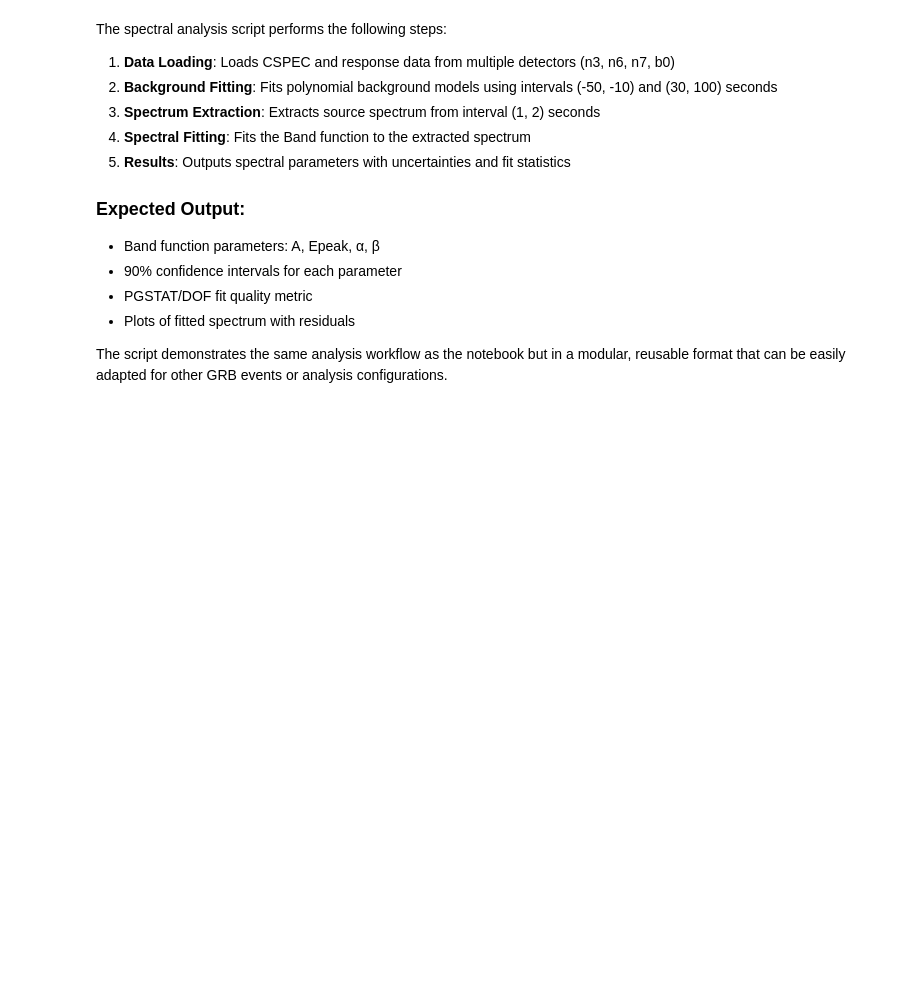
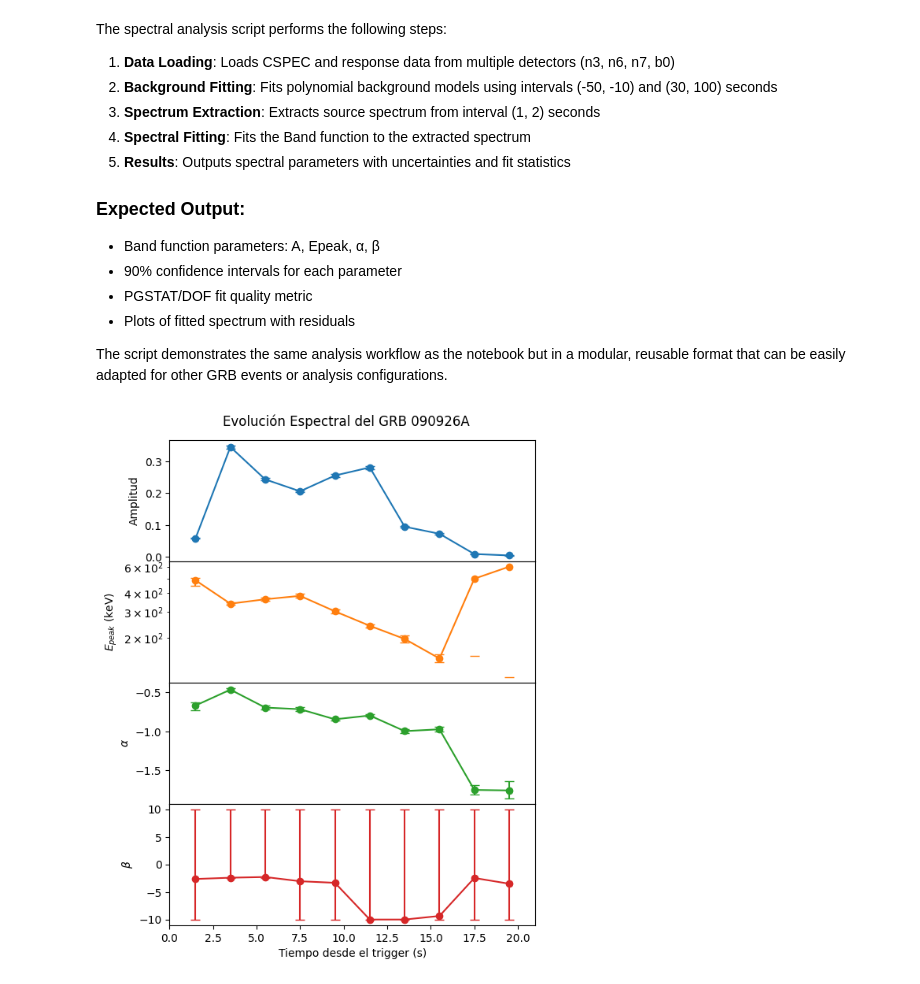
Before and after one commit to BrianDL/astro2025S02-GRB, a Jupyter notebook: analisis_espectral_multiple.ipynb, the cells around one changed output. Cells and saved outputs as stored; diff of their text form; code cells hidden in the pictures; blank space fills up the shorter version.

```diff
--- a/analisis_espectral_multiple.ipynb
+++ b/analisis_espectral_multiple.ipynb
@@ -61,3 +61,70 @@ The spectral analysis script performs the following steps:
 - Plots of fitted spectrum with residuals
 
 The script demonstrates the same analysis workflow as the notebook but in a modular, reusable format that can be easily adapted for other GRB events or analysis configurations.
+# %%
+import numpy as np
+import matplotlib.pyplot as plt
+
+file_path = 'v2_spectral_evolution_bn090926181_1-20s_1s_duration.csv'
+
+# Intenta leer el archivo. Si no existe, muestra un mensaje de error amigable.
+try:
+    data = np.genfromtxt(file_path, delimiter=',', skip_header=1, filling_values=np.nan)
+except FileNotFoundError:
+    print(f"Error: No se encontró el archivo en la ruta.")
+    print("Asegúrate de que el archivo .csv se encuentra dentro de una carpeta llamada 'content'.")
+    exit()
+
+fig, axes = plt.subplots(
+    nrows=4,
+    ncols=1,
+    figsize=(6, 8),
+    sharex=True,
+    gridspec_kw={'hspace': 0}
+)
+
+fig.suptitle('Evolución Espectral del GRB 090926A', y=0.92)
+
+errorbar_params = {
+    'fmt': 'o',
+    'linestyle': '-',
+    'capsize': 4,
+}
+
+# --- Subplot 1: Amplitud ---
+ax1 = axes[0]
+# y_err es una lista con los errores inferiores y superiores.
+# data[:, 6] es la columna de 'amplitude_err_low'
+# data[:, 7] es la columna de 'amplitude_err_high'
+y_err_amp = [data[:, 6], data[:, 7]]
+# data[:, 2] es la columna 'time_center' (eje x)
+# data[:, 5] es la columna 'amplitude' (eje y)
+ax1.errorbar(data[:, 2], data[:, 5], yerr=y_err_amp, **errorbar_params)
+ax1.set_ylabel('Amplitud')
+
+# --- Subplot 2: Energía Pico (E_peak) ---
+ax2 = axes[1]
+y_err_epeak = [data[:, 9], data[:, 10]]
+ax2.errorbar(data[:, 2], data[:, 8], yerr=y_err_epeak, **errorbar_params, color='C1')
+ax2.set_ylabel('$E_{peak}$ (keV)')
+ax2.set_yscale('log')
+
+# --- Subplot 3: Índice Fotónico Alpha ---
+ax3 = axes[2]
+y_err_alpha = [data[:, 12], data[:, 13]]
+ax3.errorbar(data[:, 2], data[:, 11], yerr=y_err_alpha, **errorbar_params, color='C2')
+ax3.set_ylabel(r'$\alpha$')
+
+# --- Subplot 4: Índice Fotónico Beta ---
+ax4 = axes[3]
+y_err_beta = [data[:, 15], data[:, 16]]
+ax4.errorbar(data[:, 2], data[:, 14], yerr=y_err_beta, **errorbar_params, color='C3')
+ax4.set_ylabel(r'$\beta$')
+
+# Configuración final del eje X
+ax4.set_xlabel('Tiempo desde el trigger (s)')
+plt.xlim(0, 21)
+
+plt.show()
+# %% [output]
+[figure, added]
```
Also changed, not shown: parts of 1 cell of this notebook.
